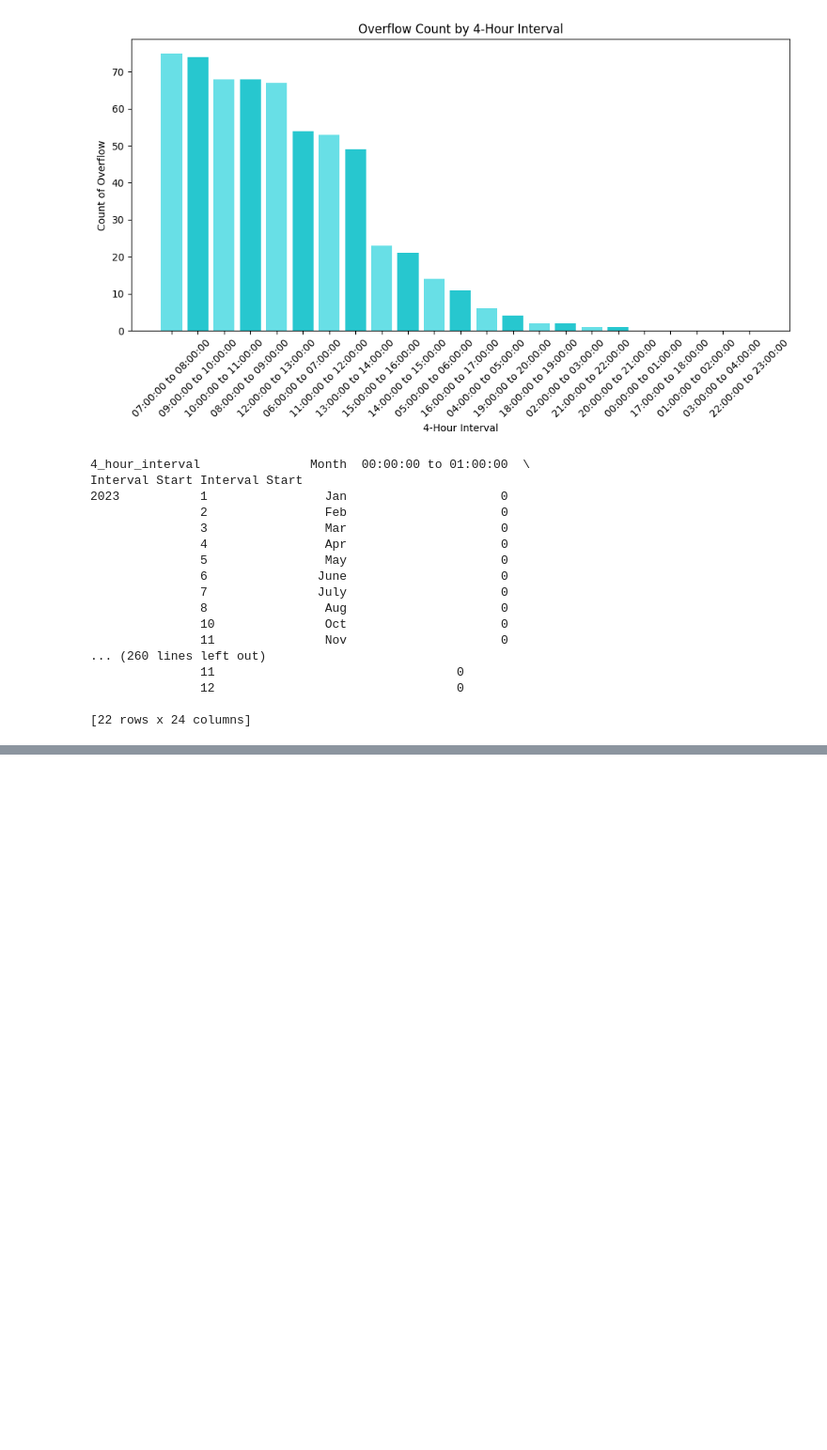
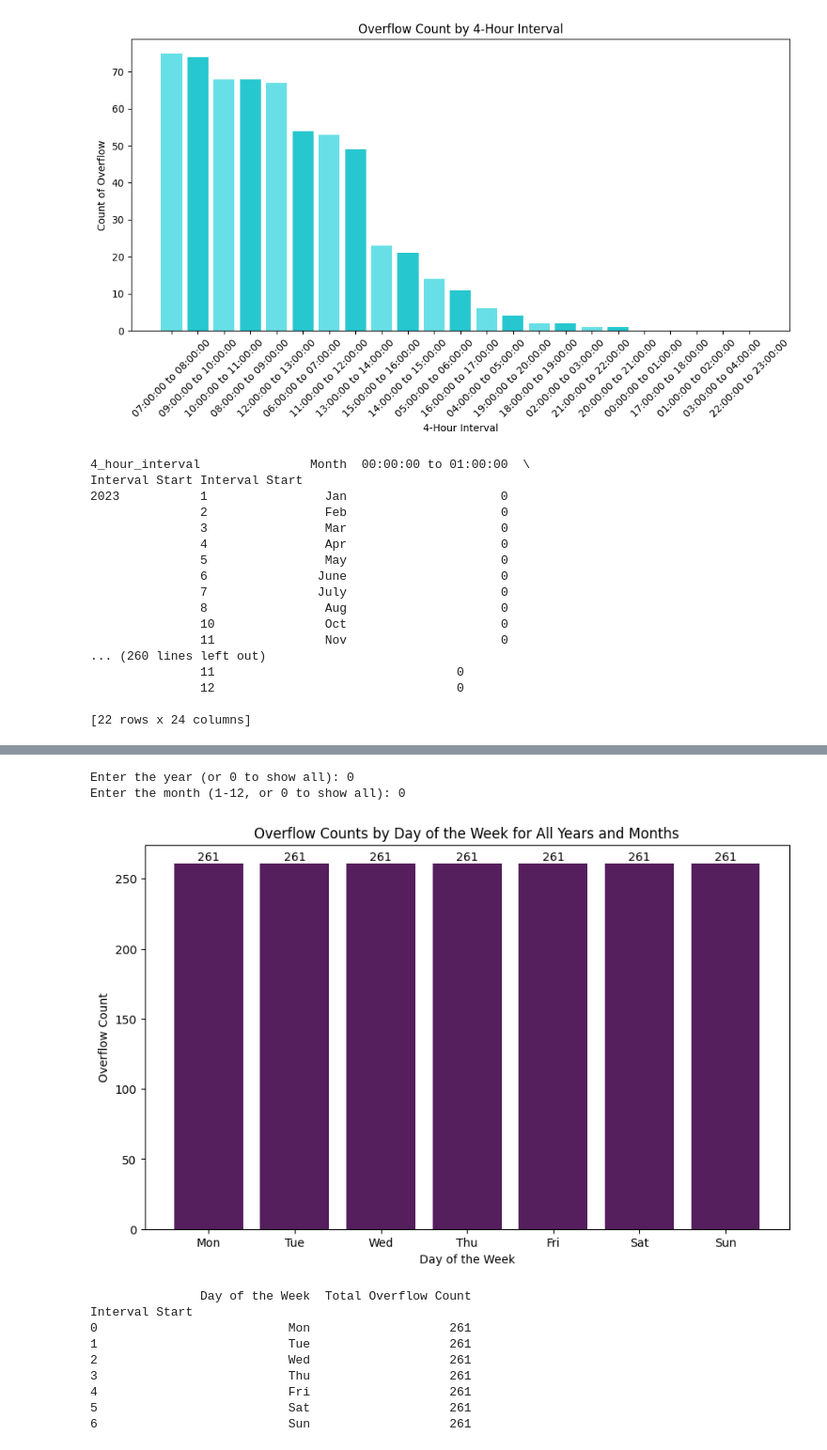
Before and after one commit to Minakshi654/Modelname, a Jupyter notebook: My_Code.ipynb, the cells around one changed output, grey strips where cells are left out. Shown at 94% size. Drawn from its saved outputs; the diff is of its cells as text; code cells hidden in the pictures; blank space fills up the shorter version.

```diff
--- a/My_Code.ipynb
+++ b/My_Code.ipynb
@@ -252,0 +388,72 @@ Interval Start
+# %%
+import pandas as pd
+import matplotlib.pyplot as plt
+
+# Sample data for demonstration
+data = {
+    'Interval Start': pd.date_range(start='2020-01-01', end='2024-12-31', freq='D')
+}
+summary_table = pd.DataFrame(data)
+
+# Ask for year and month
+year = int(input("Enter the year (or 0 to show all): "))
+month = int(input("Enter the month (1-12, or 0 to show all): "))
+
+# Extract year and month from 'Interval Start'
+summary_table['Year'] = summary_table['Interval Start'].dt.year
+summary_table['Month'] = summary_table['Interval Start'].dt.month
+
+# Filter data based on year and month
+if year != 0:
+    summary_table = summary_table[summary_table['Year'] == year]
+if month != 0:
+    summary_table = summary_table[summary_table['Month'] == month]
+
+# Calculate day counts
+day_counts = summary_table['Interval Start'].dt.dayofweek.value_counts().sort_index()
+days = ['Mon', 'Tue', 'Wed', 'Thu', 'Fri', 'Sat', 'Sun']
+
+# Reindex day_counts to ensure all days of the week are included
+day_counts = day_counts.reindex(range(7), fill_value=0)
+
+# Plot the bar graph
+plt.figure(figsize=(10, 6))
+plt.bar(days, day_counts, color='#551E5D')  # Plot using the reindexed day_counts
+
+# Add labels and title
+if year == 0 and month == 0:
+    title = 'Overflow Counts by Day of the Week for All Years and Months'
+elif year == 0:
+    title = f'Overflow Counts by Day of the Week for All Years, Month {month:02d}'
+elif month == 0:
+    title = f'Overflow Counts by Day of the Week for Year {year}'
+else:
+    title = f'Overflow Counts by Day of the Week for {year}-{month:02d}'
+
+plt.xlabel('Day of the Week')
+plt.ylabel('Overflow Count')
+plt.title(title)
+
+# Annotate the bar graph with total counts
+for i, count in enumerate(day_counts):
+    plt.text(i, count, str(count), ha='center', va='bottom')
+
+# Show the plot
+plt.show()
+
+# Create a table to display the counts
+day_counts_df = pd.DataFrame({'Day of the Week': days, 'Total Overflow Count': day_counts})
+print(day_counts_df)
+# %% [output]
+Enter the year (or 0 to show all): 0
+Enter the month (1-12, or 0 to show all): 0
+[figure, added]
+               Day of the Week  Total Overflow Count
+Interval Start
+0                          Mon                   261
+1                          Tue                   261
+2                          Wed                   261
+3                          Thu                   261
+4                          Fri                   261
+5                          Sat                   261
+6                          Sun                   261
```
Also changed, not shown: parts of 6 cells of this notebook.
